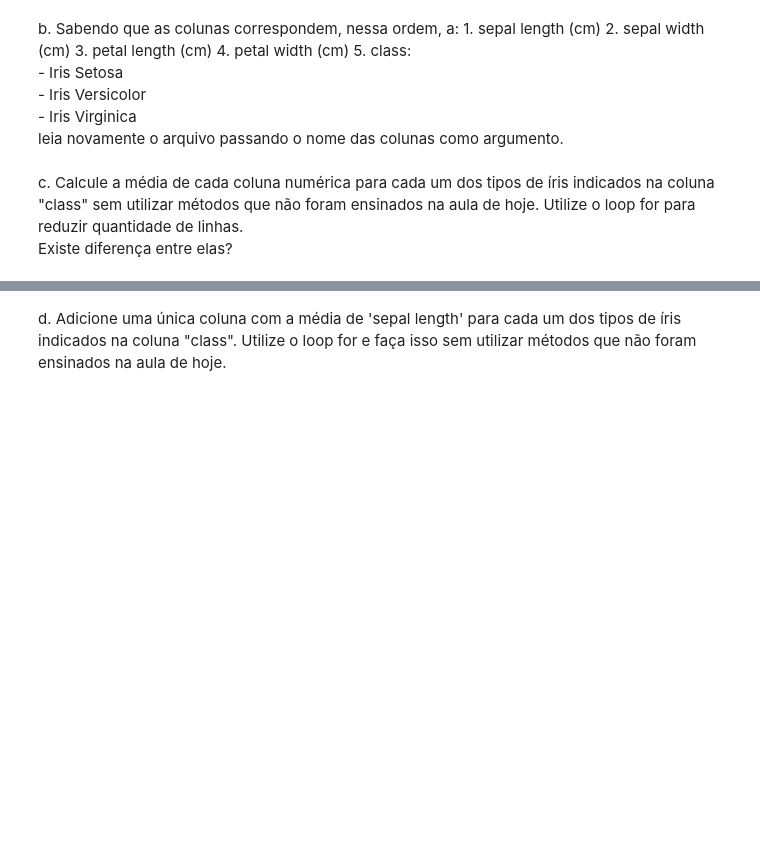
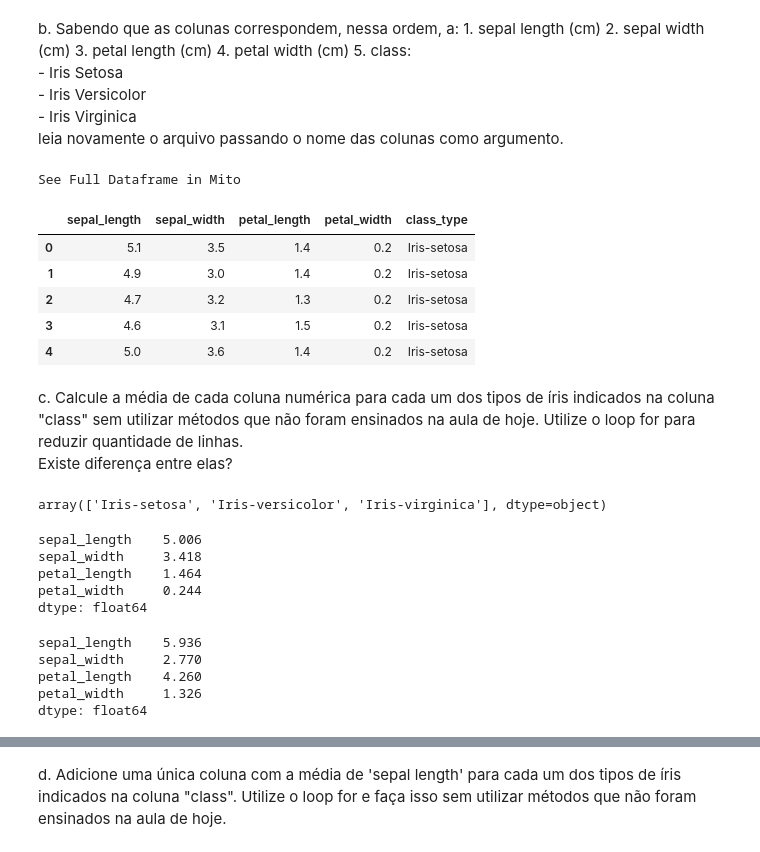
Before and after one commit to patriciacatandi/Lets_Code_Alunos, a Jupyter notebook: 02_Ferramentas_Programação/03_Pandas/Aula_3_-_Introdução.ipynb, the cells around one changed output, grey strips where cells are left out. Drawn from its saved outputs; the diff is of its cells as text; code cells hidden in the pictures; blank space fills up the shorter version.

```diff
--- a/02_Ferramentas_Programação/03_Pandas/Aula_3_-_Introdução.ipynb
+++ b/02_Ferramentas_Programação/03_Pandas/Aula_3_-_Introdução.ipynb
@@ -1052,3 +1049,21 @@ nomes = ['sepal length (cm)', 'sepal width (cm)', 'petal length (cm)', 'petal wi
+# %%
+nomes = ['sepal_length', 'sepal_width', 'petal_length', 'petal_width', 'class_type']
+
+data = pd.read_csv(url, names = nomes)
+
+data.head()
+# %% [output]
+See Full Dataframe in Mito
+|  | sepal_length | sepal_width | petal_length | petal_width | class_type |
+| 0 | 5.1 | 3.5 | 1.4 | 0.2 | Iris-setosa |
+| 1 | 4.9 | 3.0 | 1.4 | 0.2 | Iris-setosa |
+| 2 | 4.7 | 3.2 | 1.3 | 0.2 | Iris-setosa |
+| 3 | 4.6 | 3.1 | 1.5 | 0.2 | Iris-setosa |
+| 4 | 5.0 | 3.6 | 1.4 | 0.2 | Iris-setosa |
 # %% [markdown]
 c. Calcule a média de cada coluna numérica para cada um dos tipos de íris indicados na coluna "class" sem utilizar métodos que não foram ensinados na aula de hoje. Utilize o loop for para reduzir quantidade de linhas. <br>
 Existe diferença entre elas?
+# %%
+data ['class_type'].unique()
+# %% [output]
+array(['Iris-setosa', 'Iris-versicolor', 'Iris-virginica'], dtype=object)
@@ -1054,0 +1076,18 @@ Existe diferença entre elas?
+# %%
+Iris_Setosa = data[data['class_type'] == 'Iris-setosa']
+Iris_Setosa.mean()
+# %% [output]
+sepal_length    5.006
+sepal_width     3.418
+petal_length    1.464
+petal_width     0.244
+dtype: float64
+# %%
+Iris_Versicolor = data[data['class_type'] == 'Iris-versicolor']
+Iris_Versicolor.mean()
+# %% [output]
+sepal_length    5.936
+sepal_width     2.770
+petal_length    4.260
+petal_width     1.326
+dtype: float64
```
Also changed, not shown: parts of 5 cells of this notebook.
